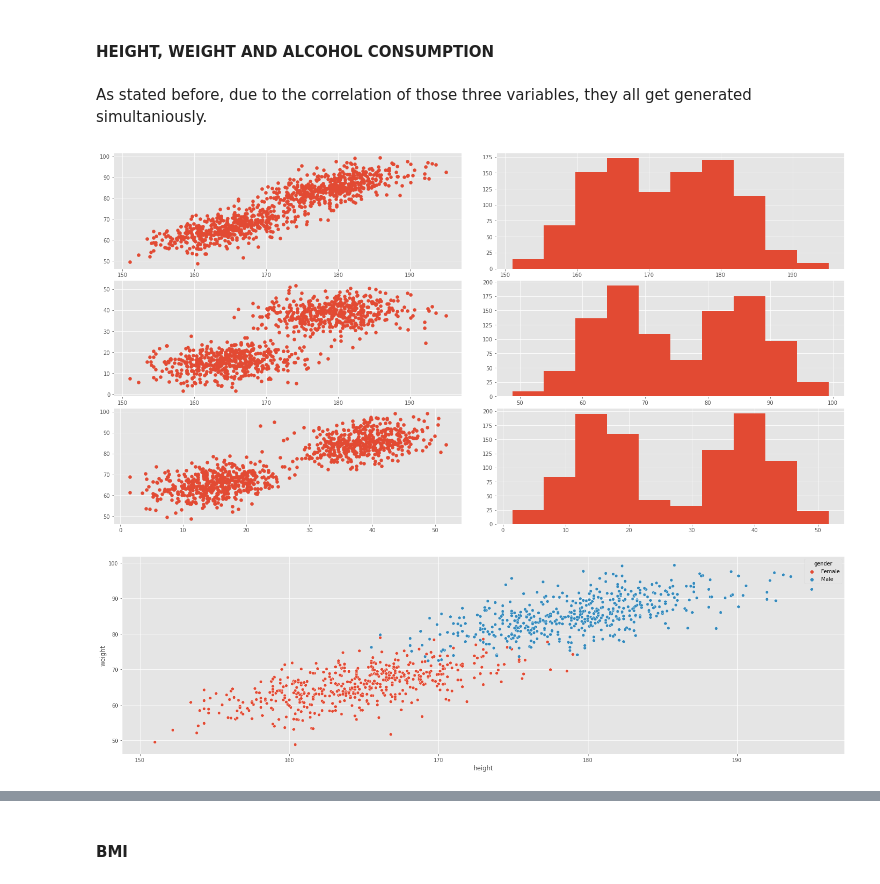
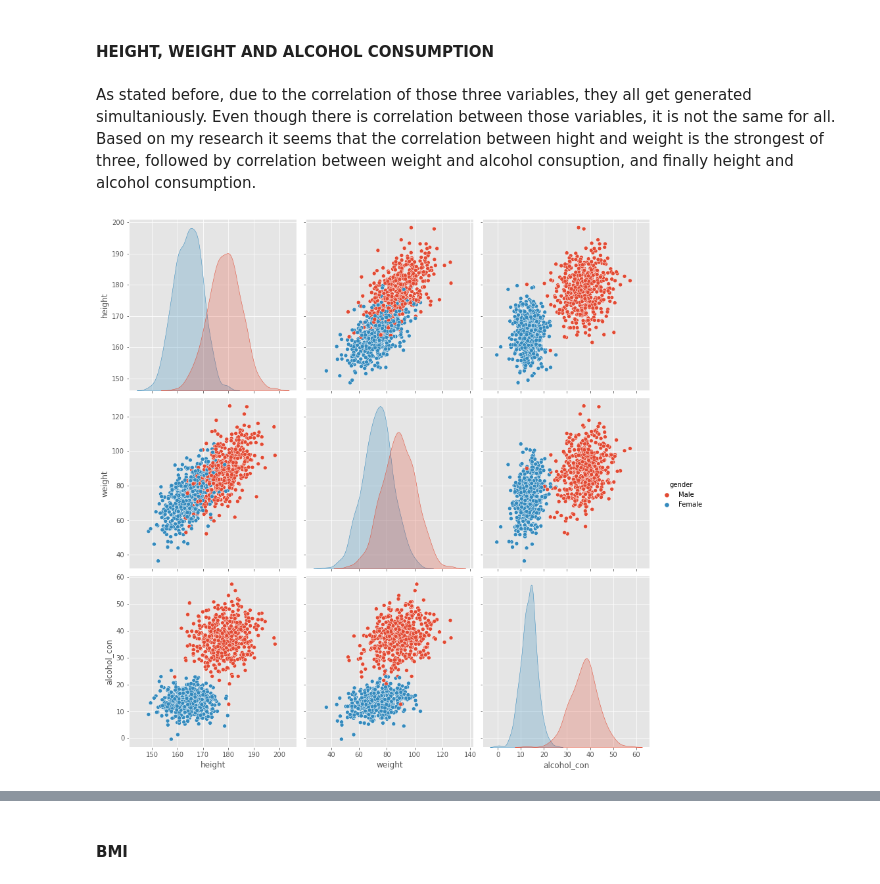
Before and after one commit to AnteDujic/Programming-for-Data-Analysis_project, a Jupyter notebook: bmi_ireland.ipynb, the cells around one changed output, grey strips where cells are left out. Saved outputs shown, nothing was run; the diff lists cells and outputs as text; code cells hidden in the pictures.

Commit message:
Data analysis

```diff
--- a/bmi_ireland.ipynb
+++ b/bmi_ireland.ipynb
@@ -117,6 +139,5 @@ df = pd.DataFrame(index=None)
 # %%
 # Generating gender with set probability.
 gender_choice = ["Female", "Male"]
-gender = rng.choice (gender_choice, p = [0.51, 0.49], size = 1000)
+gender = rng.choice (gender_choice, p = [0.504, 0.496], size = 1000)
 df["gender"] = gender
-df["gender"].value_counts()
@@ -144,7 +162,7 @@ df.head()
 # %% [markdown]
 #### ID
 # %%
-# Defining fuction
+# Defining function
     # Check the gender value and crate name.
 def applyFunc(s):
     if s == "Male":
@@ -156,7 +174,7 @@ def applyFunc(s):
 # Applying function to the gender column in df.
 names = df["gender"].apply(applyFunc)
 # Insert the name column at the start of df.
-df.insert(0, "name", names)
+df.insert(0, "id", names)
 # %%
 df.head()
 # %% [output]
@@ -170,8 +188,9 @@ df.head()
 #### AGE
 # %%
 # Generating age using normal distribution (but clipping the data) [2]
+    # Std has been set by testing due to the lack of real life data.
 age = []
 for i in range(1000):
-    a = np.clip(np.random.normal(38.2, 15), 18, 100)
+    a = np.clip(rng.normal(38.2, 15), 18, 100)
     age.append(int(a))
 df["age"] = age
@@ -200,15 +224,15 @@ df.head()
 # %% [markdown]
 #### HEIGHT, WEIGHT AND ALCOHOL CONSUMPTION
 # %% [markdown]
-As stated before, due to the correlation of those three variables, they all get generated simultaniously.
+As stated before, due to the correlation of those three variables, they all get generated simultaniously. Even though there is correlation between those variables, it is not the same for all. Based on my research it seems that the correlation between hight and weight is the strongest of three, followed by correlation between weight and alcohol consuption, and finally height and alcohol consumption.
 # %%
 # Defining a function.
     # Check the gender value and
     # generate height (h), weight (w) and alcohol consumption (ac).
 def applyFunc(s):
     if s == "Male":
-        m_means = [179, 85, 38.57] # means for h, w and ac.
-        m_stds = [5, 5, 5] #standard deviation for h, w and ac.
+        m_means = [179, 89.2, 37.5] # means for h, w and ac.
+        m_stds = [6.35, 12, 6.3] #standard deviation for h, w and ac.
         m_corr = 0.6 # high correlation h vs w
         m_pcorr = 0.3 # lower correlation w vs ac
         m_ncorr = 0.1 # very low correlation h vs ac
@@ -224,8 +248,8 @@ def applyFunc(s):
         m_data = m_data.round(1)
         return m_data[0], m_data[1], m_data[2]
     if s == "Female": # Same as for Male but some different values.
-        f_means = [164, 65, 15]
-        f_stds = [5, 5, 5]
+        f_means = [164, 73.1, 13.5]
+        f_stds = [5.59, 11, 3.5]
         f_corr = 0.6
         f_ncorr = 0.1
         f_pcorr = 0.3
@@ -243,28 +267,10 @@ df["height"]= hwac.str[0]
 df["weight"]= hwac.str[1]
 df["alcohol_con"]= hwac.str[2]
 # %%
-# Creating figure for plotting.
-fig = plt.figure(figsize =(9, 3))
-
-# Creating each figure.
-ax1 = fig.add_axes([1, 2.7, 1, 1])
-ax2 = fig.add_axes([1, 1.6, 1, 1])
-ax3 = fig.add_axes([1, 0.5, 1, 1])
-ax4 = fig.add_axes([2.1, 2.7, 1, 1])
-ax5 = fig.add_axes([2.1, 1.6, 1, 1])
-ax6 = fig.add_axes([2.1, 0.5, 1, 1])
-
-ax1.scatter (x = df["height"], y = df["weight"])
-ax2.scatter (x = df["height"], y = df["alcohol_con"])
-ax3.scatter (x = df["alcohol_con"], y = df["weight"])
-ax4.hist (df["height"])
-ax5.hist (df["weight"])
-ax6.hist (df["alcohol_con"])
+# Filter out variables for plotting.
+hwac_df = df[["gender", "height", "weight", "alcohol_con"]]
+# Plotting.
+sns.pairplot(data = hwac_df, hue = "gender", height = 4)
 plt.show()
 # %% [output]
-[figure, old version]
+[figure, new version]
-# %%
-sns.scatterplot (x = df["height"], y = df["weight"], hue = df["gender"])
-plt.show()
-# %% [output]
-[figure, removed]
```
Also changed, not shown: parts of 44 cells of this notebook.
